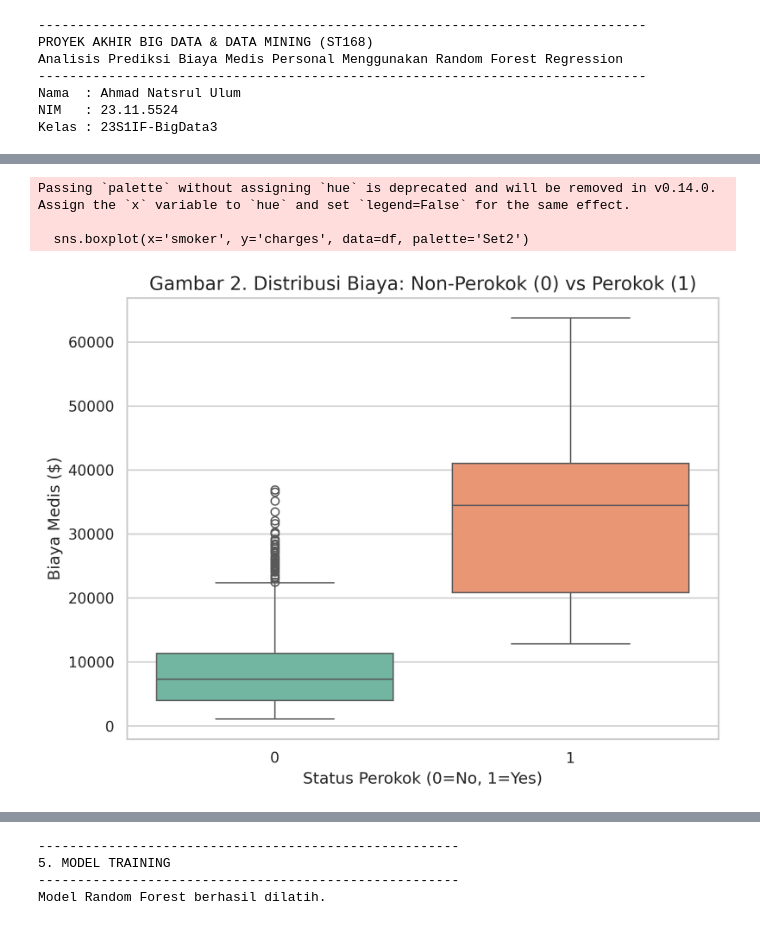
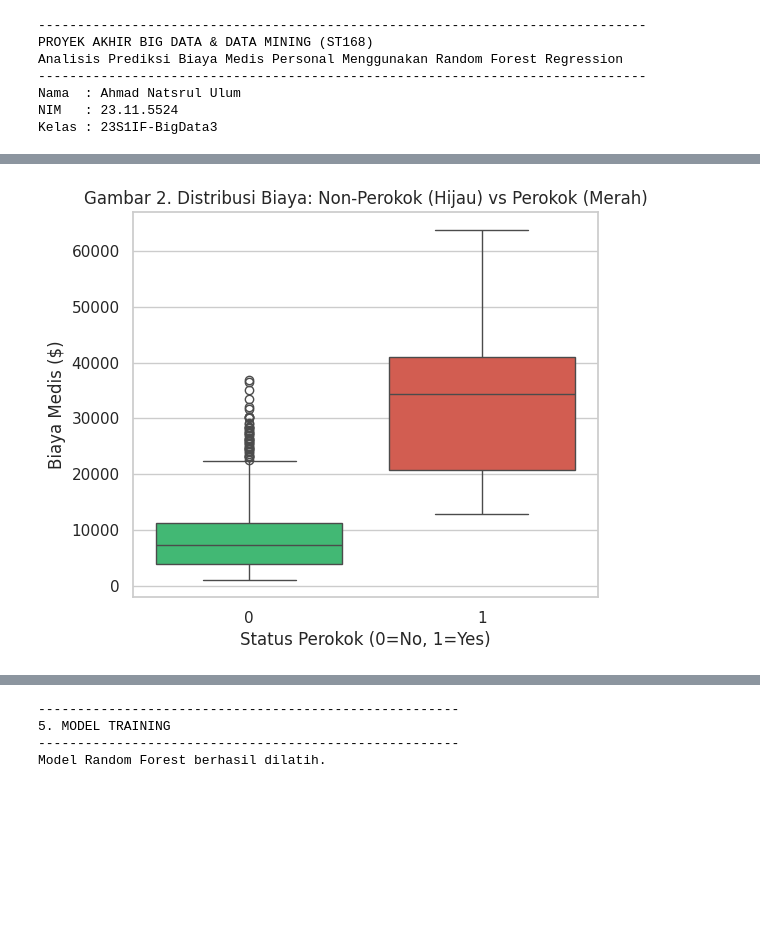
Before and after one commit to arrul37/medical-cost-prediction, a Jupyter notebook: medical_cost_prediction.ipynb, the cells around one changed output, grey strips where cells are left out. Drawn from its saved outputs; the diff is of its cells as text; code cells hidden in the pictures; blank space fills up the shorter version.

```diff
--- a/medical_cost_prediction.ipynb
+++ b/medical_cost_prediction.ipynb
@@ -27,13 +27,18 @@ from sklearn.metrics import mean_absolute_error, mean_squared_error, r2_score
 
 # Konfigurasi Visualisasi
 sns.set(style="whitegrid")
-plt.rcParams['figure.dpi'] = 300
+plt.rcParams['figure.dpi'] = 100
 # %%
-# 2. Load Datset
+# 2. Load Dataset
 try:
     df = pd.read_csv('insurance.csv')
     print("Dataset berhasil dimuat!")
     print(f"Dimensi Data: {df.shape[0]} baris, {df.shape[1]} kolom")
+
+    # Menampilkan sampel data untuk pemeriksaan awal
+    print("\nSampel Data Awal:")
+    display(df.head())
+
 except FileNotFoundError:
     print("Error: File 'insurance.csv' tidak ditemukan. Mohon upload file terlebih dahulu.")
 # %% [output]
@@ -48,14 +61,16 @@ print(f"------------------------------------------------------")
 # a. Cek Missing Values
 print(f"Jumlah Missing Values: {df.isnull().sum().sum()}")
 
-# b. Encoding Variabel Kategorikal (Label Encoding)
-# Mengubah text menjadi angka agar bisa diproses algoritma
+# b. Encoding Variabel Kategorikal
 le = LabelEncoder()
 df['sex'] = le.fit_transform(df['sex'])       # female=0, male=1
 df['smoker'] = le.fit_transform(df['smoker']) # no=0, yes=1
 df['region'] = le.fit_transform(df['region']) # northeast=0, dst..
 
-print("Data setelah encoding (5 baris pertama):")
+# Memastikan tipe data integer untuk visualisasi
+df['smoker'] = df['smoker'].astype(int)
+
+print("Data setelah encoding (Siap Modeling):")
 display(df.head())
 # %% [output]
 ------------------------------------------------------
@@ -90,16 +100,18 @@ plt.show()
 # %%
 # 4.2. Boxplot (Smoker vs Charges)
-plt.figure(figsize=(8, 6))
-sns.boxplot(x='smoker', y='charges', data=df, palette='Set2')
-plt.title('Gambar 2. Distribusi Biaya: Non-Perokok (0) vs Perokok (1)', fontsize=14)
+plt.figure(figsize=(6, 5))
+
+# 0 (Hijau/Sehat), 1 (Merah/Risiko)
+custom_palette = {0: "#2ecc71", 1: "#e74c3c"}
+
+sns.boxplot(x='smoker', y='charges', data=df,
+            hue='smoker', palette=custom_palette, legend=False)
+
+plt.title('Gambar 2. Distribusi Biaya: Non-Perokok (Hijau) vs Perokok (Merah)', fontsize=12)
 plt.xlabel('Status Perokok (0=No, 1=Yes)')
 plt.ylabel('Biaya Medis ($)')
-plt.savefig('Gambar2_Boxplot_Smoker.png', bbox_inches='tight')
 plt.show()
 # %% [output]
-Passing `palette` without assigning `hue` is deprecated and will be removed in v0.14.0. Assign the `x` variable to `hue` and set `legend=False` for the same effect.
-
-  sns.boxplot(x='smoker', y='charges', data=df, palette='Set2')
-[figure, old version]
+[figure, new version]
 # %%
 # 4.3. Scatterplot (BMI vs Charges hue Smoker)
```
Also changed, not shown: parts of 8 cells of this notebook, 2 other files.
